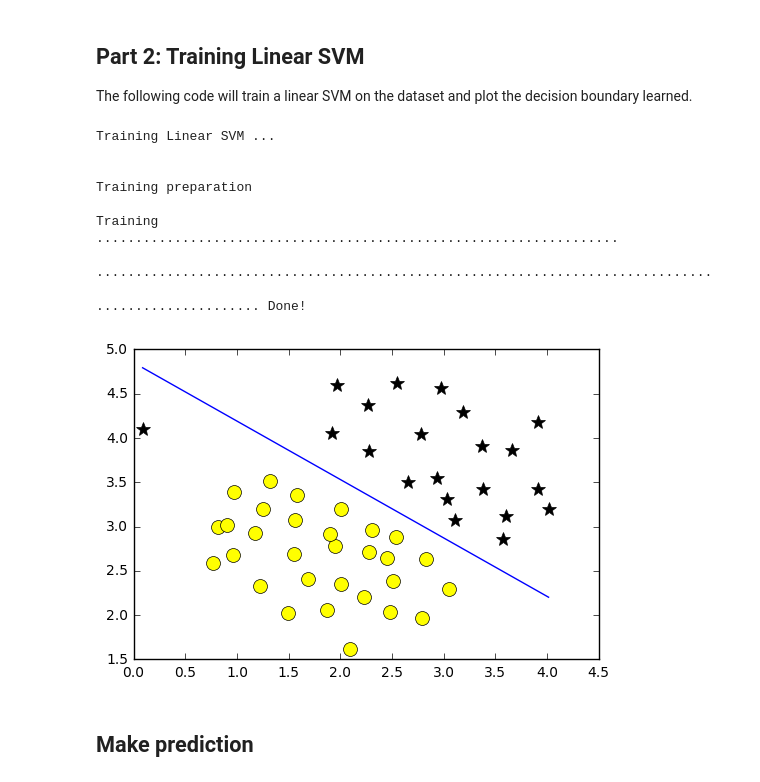
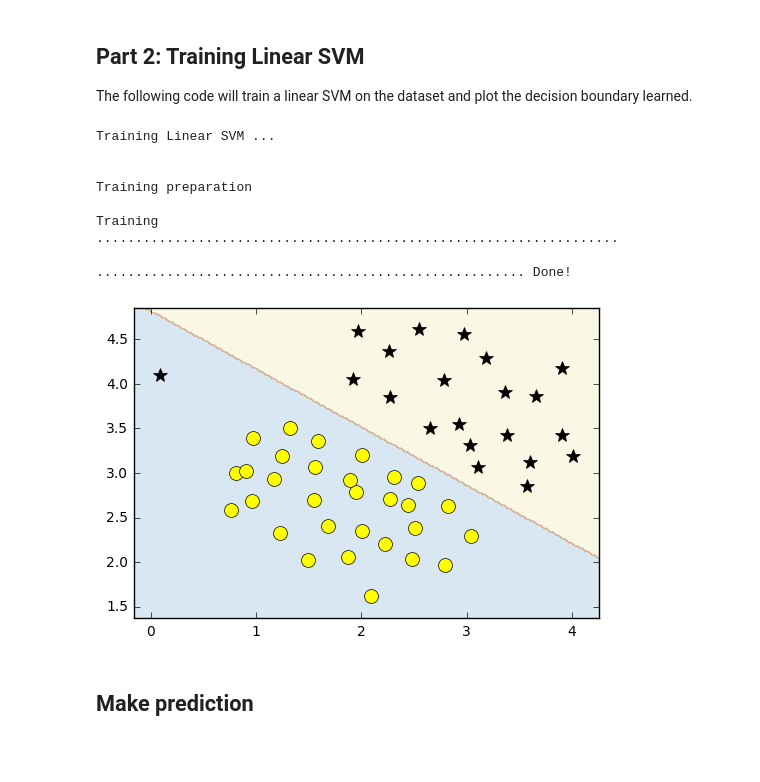
Before and after one commit to hzitoun/machine_learning_from_scratch_matlab_python, a Jupyter notebook: jupyter_notebooks/week_7/ex6.ipynb, the cells around one changed output. Saved outputs shown, nothing was run; the diff lists cells and outputs as text; code cells hidden in the pictures; blank space fills up the shorter version.

```diff
--- a/jupyter_notebooks/week_7/ex6.ipynb
+++ b/jupyter_notebooks/week_7/ex6.ipynb
@@ -38,27 +37,26 @@ Loading and Visualizing Data ...
 # %%
 print('\nTraining Linear SVM ...\n')
 
 # You should try to change the C value below and see how the decision
 # boundary varies (e.g., try C = 1000)
 C = 1
 model = SVMModel()
 model.train(X, y, C, kernel_type='lnr', tol=1e-3, max_passes=20)
-visualizeBoundaryLinear(X, y, model)
+plotData(X, y)
+visualizeBoundary(X, y, model)
 plt.draw()
 plt.show(block=False)
 # %% [output]
 Training Linear SVM ...
 
 
 Training preparation
 
 Training
 ...................................................................
 
-...............................................................................
-
-..................... Done!
+....................................................... Done!
-[figure, old version]
+[figure, new version]
 # %% [markdown]
 ## Make prediction
 # %%
```
Also changed, not shown: parts of 3 cells of this notebook, 4 other files.
